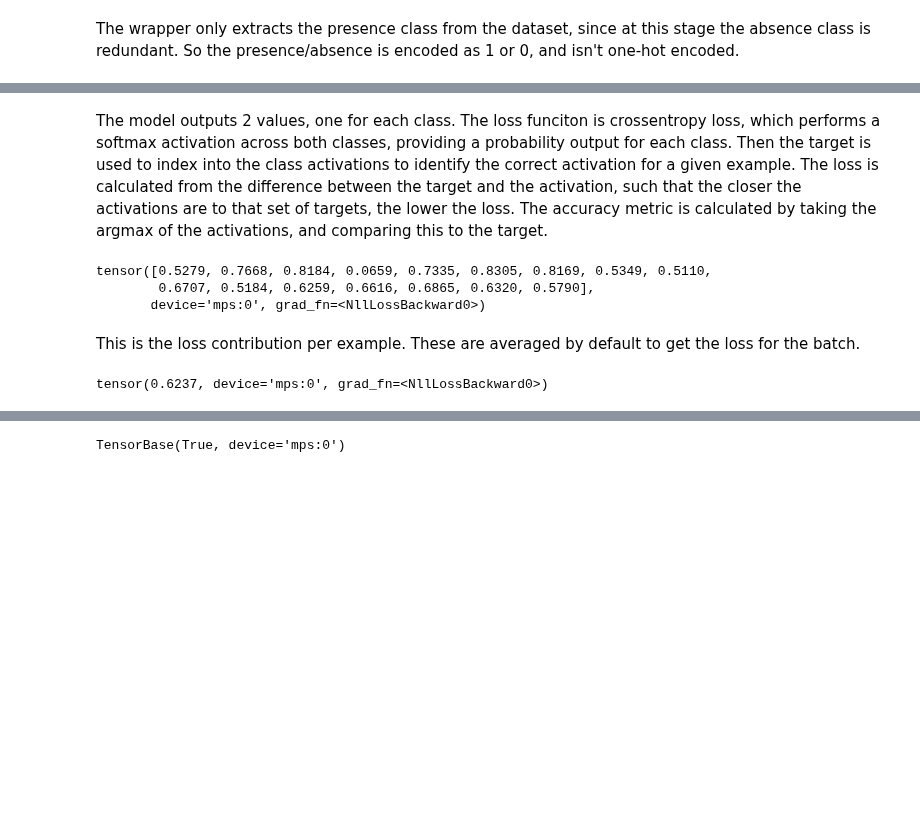
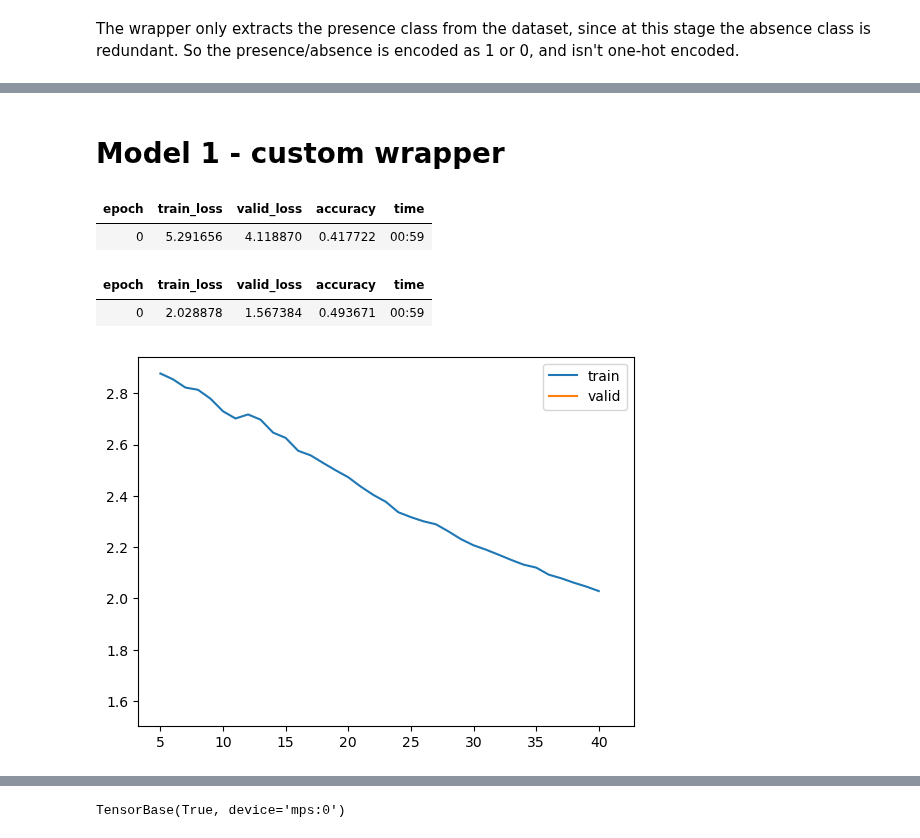
Before and after one commit to Mgallimore88/osfl_cnn_recognizer, a Jupyter notebook: notebooks/exploratory_nbs/1.14-mjg-osfl-check-build-dataset.ipynb, the cells around one changed output, grey strips where cells are left out. Drawn from its saved outputs; the diff is of its cells as text; code cells hidden in the pictures; blank space fills up the shorter version.

```diff
--- a/notebooks/exploratory_nbs/1.14-mjg-osfl-check-build-dataset.ipynb
+++ b/notebooks/exploratory_nbs/1.14-mjg-osfl-check-build-dataset.ipynb
@@ -314,8 +248,0 @@ It takes 4m41s to train 4 epochs on 800 spectrograms. The loss measured on the v
-# %%
-# re-make dataloaders without greyscale to rgb conversion
-wrapped_train_ds = AudioDatasetWrapper(train_dataset, greyscale_to_rgb=True)
-wrapped_valid_ds = AudioDatasetWrapper(valid_dataset, greyscale_to_rgb=True)
-train_dl = DataLoader(wrapped_train_ds,shuffle=True, bs=16)
-valid_dl = DataLoader(wrapped_valid_ds, bs=16)
-dls = DataLoaders(train_dl, valid_dl, device="mps")
-dls.one_batch()[1].shape # label shape
@@ -356,14 +249,12 @@ learner.fit_one_cycle(4, 1e-3)
-# %% [markdown]
-The model outputs 2 values, one for each class. The loss funciton is crossentropy loss, which performs a softmax activation across both classes, providing a probability output for each class. Then the target is used to index into the class activations to identify the correct activation for a given example. The loss is calculated from the difference between the target and the activation, such that the closer the activations are to that set of targets, the lower the loss. The accuracy metric is calculated by taking the argmax of the activations, and comparing this to the target.
-# %%
-nn.CrossEntropyLoss(reduction='none')(inp, targ)
-# %% [output]
-tensor([0.5279, 0.7668, 0.8184, 0.0659, 0.7335, 0.8305, 0.8169, 0.5349, 0.5110,
-        0.6707, 0.5184, 0.6259, 0.6616, 0.6865, 0.6320, 0.5790],
-       device='mps:0', grad_fn=<NllLossBackward0>)
-# %% [markdown]
-This is the loss contribution per example. These are averaged by default to get the loss for the batch.
-# %%
-nn.CrossEntropyLoss()(inp, targ)
-# %% [output]
-tensor(0.6237, device='mps:0', grad_fn=<NllLossBackward0>)
+# %% [markdown]
+# Model 1 - custom wrapper
+# %%
+learn = Learner(dls, resnet18(), metrics=accuracy, loss_func=nn.CrossEntropyLoss())
+learn.fine_tune(1, 1e-4)
+learn.recorder.plot_loss()
+# %% [output]
+| epoch | train_loss | valid_loss | accuracy | time |
+| 0 | 5.291656 | 4.118870 | 0.417722 | 00:59 |
+| epoch | train_loss | valid_loss | accuracy | time |
+| 0 | 2.028878 | 1.567384 | 0.493671 | 00:59 |
+[figure, added]
```
Also changed, not shown: parts of 77 cells of this notebook.
